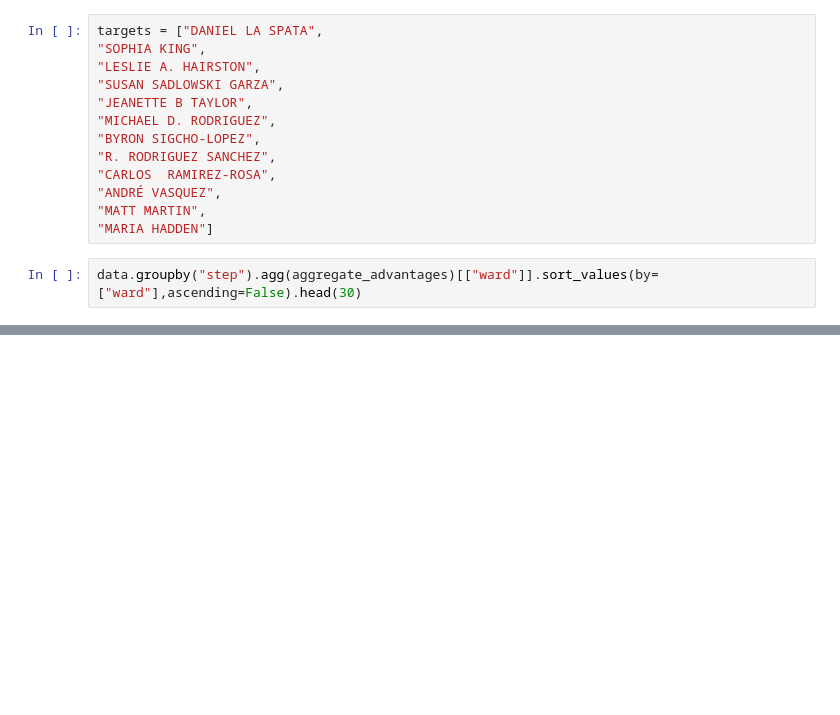
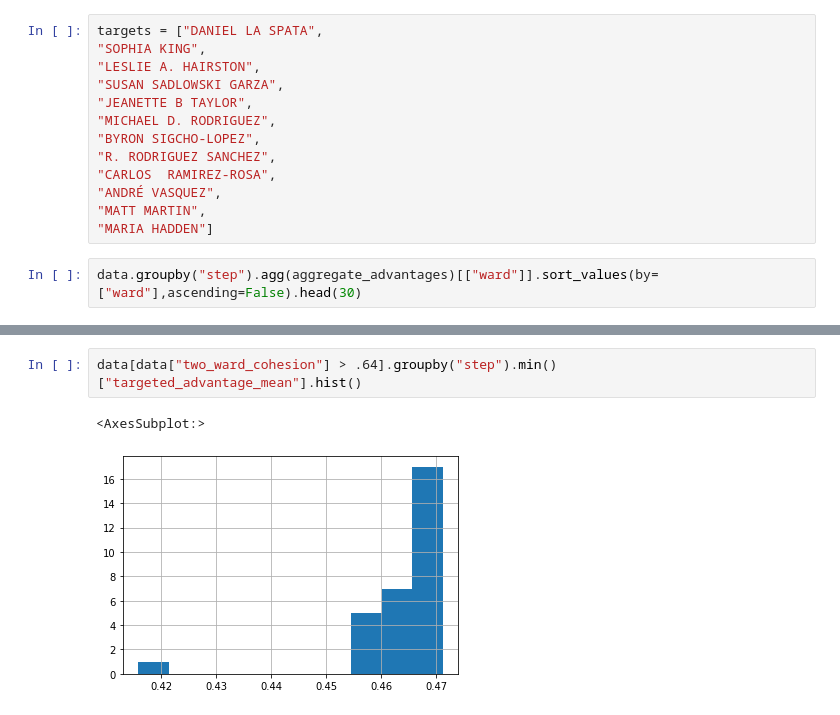
Before and after one commit to kaytwo/chicago, a Jupyter notebook: ensembles/precinct50_runs.ipynb, the cells around one changed output, grey strips where cells are left out. Cells and saved outputs as stored; diff of their text form; blank space fills up the shorter version.

```diff
--- a/ensembles/precinct50_runs.ipynb
+++ b/ensembles/precinct50_runs.ipynb
@@ -522,0 +532,5 @@ l = ['a','b','c','d']
+# %%
+data[data["two_ward_cohesion"] > .64].groupby("step").min()["targeted_advantage_mean"].hist()
+# %% [output]
+<AxesSubplot:>
+[figure, added]
```
Also changed, not shown: parts of 17 cells of this notebook.
